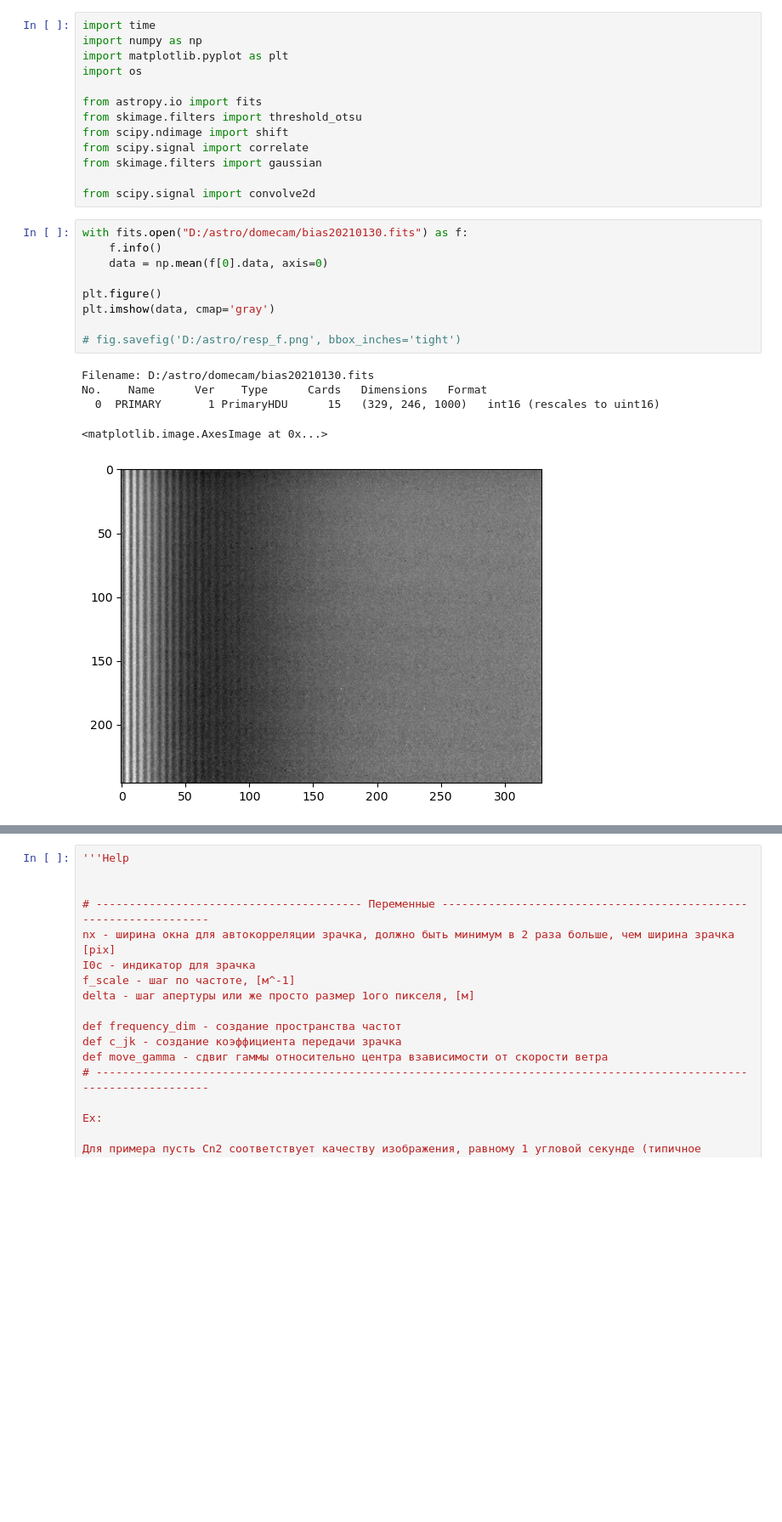
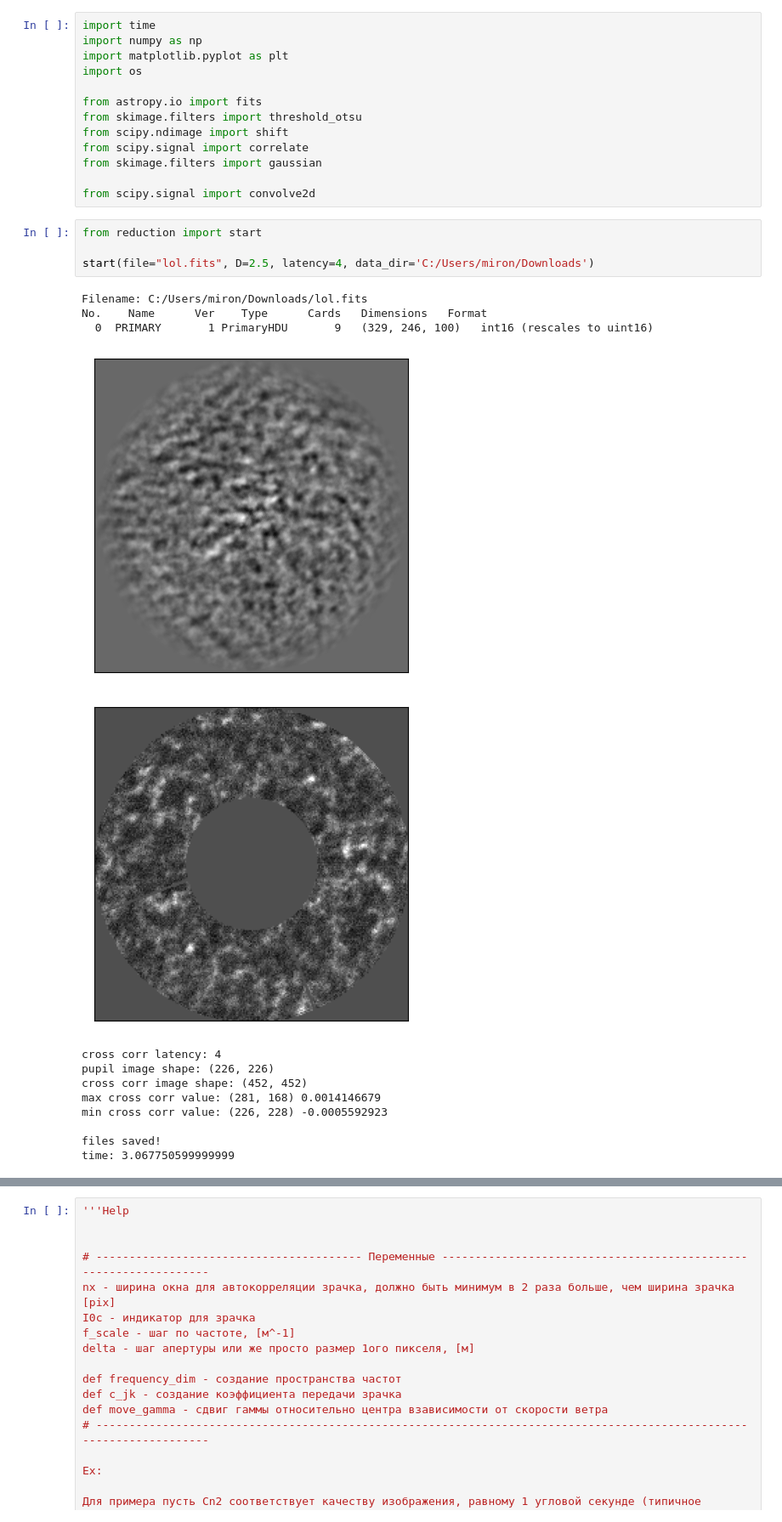
Before and after one commit to AntonMate/domecam, a Jupyter notebook: draft.ipynb, the cells around one changed output, grey strips where cells are left out. Shown at 85% size. Drawn from its saved outputs; the diff is of its cells as text; blank space fills up the shorter version.

```diff
--- a/draft.ipynb
+++ b/draft.ipynb
@@ -11,18 +11,21 @@ from scipy.signal import correlate
 from skimage.filters import gaussian
 
 from scipy.signal import convolve2d
-# %%
-with fits.open("D:/astro/domecam/bias20210130.fits") as f:
-    f.info()
-    data = np.mean(f[0].data, axis=0)
-
-plt.figure()
-plt.imshow(data, cmap='gray')
-
-# fig.savefig('D:/astro/resp_f.png', bbox_inches='tight')
-# %% [output]
-Filename: D:/astro/domecam/bias20210130.fits
-No.    Name      Ver    Type      Cards   Dimensions   Format
-  0  PRIMARY       1 PrimaryHDU      15   (329, 246, 1000)   int16 (rescales to uint16)
-<matplotlib.image.AxesImage at 0x...>
-[figure, removed]
+# %%
+from reduction import start
+
+start(file="lol.fits", D=2.5, latency=4, data_dir='C:/Users/miron/Downloads')
+# %% [output]
+Filename: C:/Users/miron/Downloads/lol.fits
+No.    Name      Ver    Type      Cards   Dimensions   Format
+  0  PRIMARY       1 PrimaryHDU       9   (329, 246, 100)   int16 (rescales to uint16)
+[figure, added]
+[figure, added]
+cross corr latency: 4
+pupil image shape: (226, 226)
+cross corr image shape: (452, 452)
+max cross corr value: (281, 168) 0.0014146679
+min cross corr value: (226, 228) -0.0005592923
+
+files saved!
+time: 3.067750599999999
```
Also changed, not shown: parts of 3 cells of this notebook, 1 other file.
